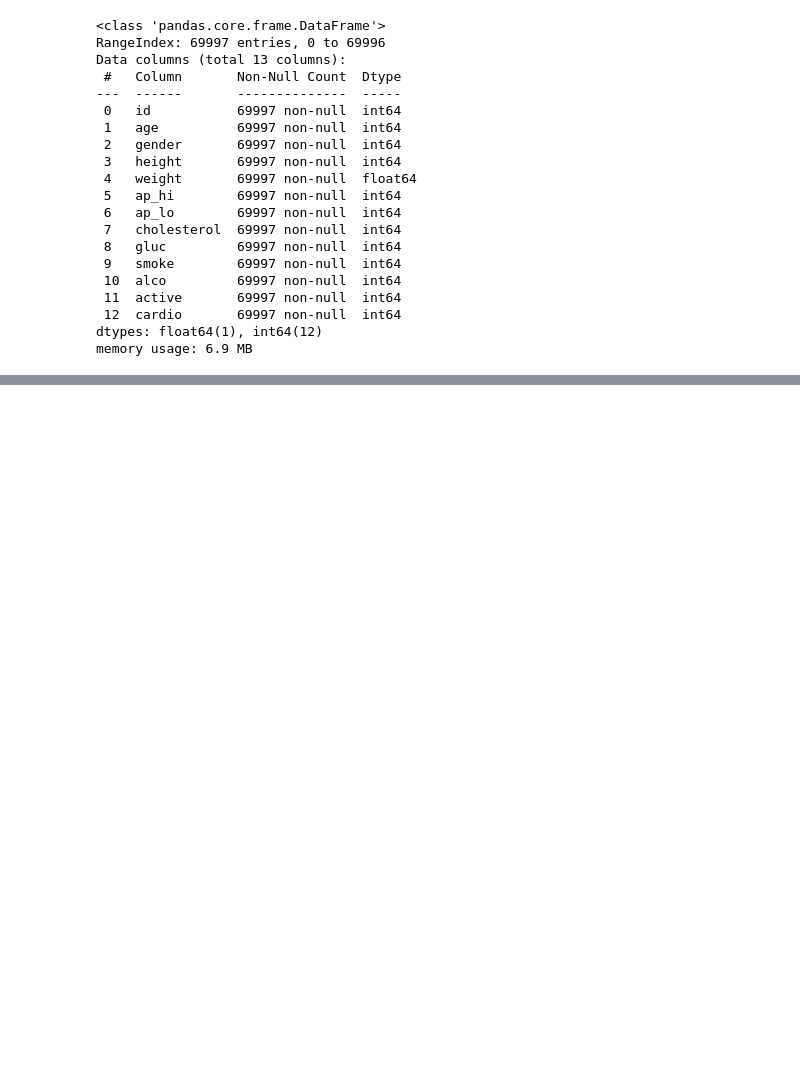
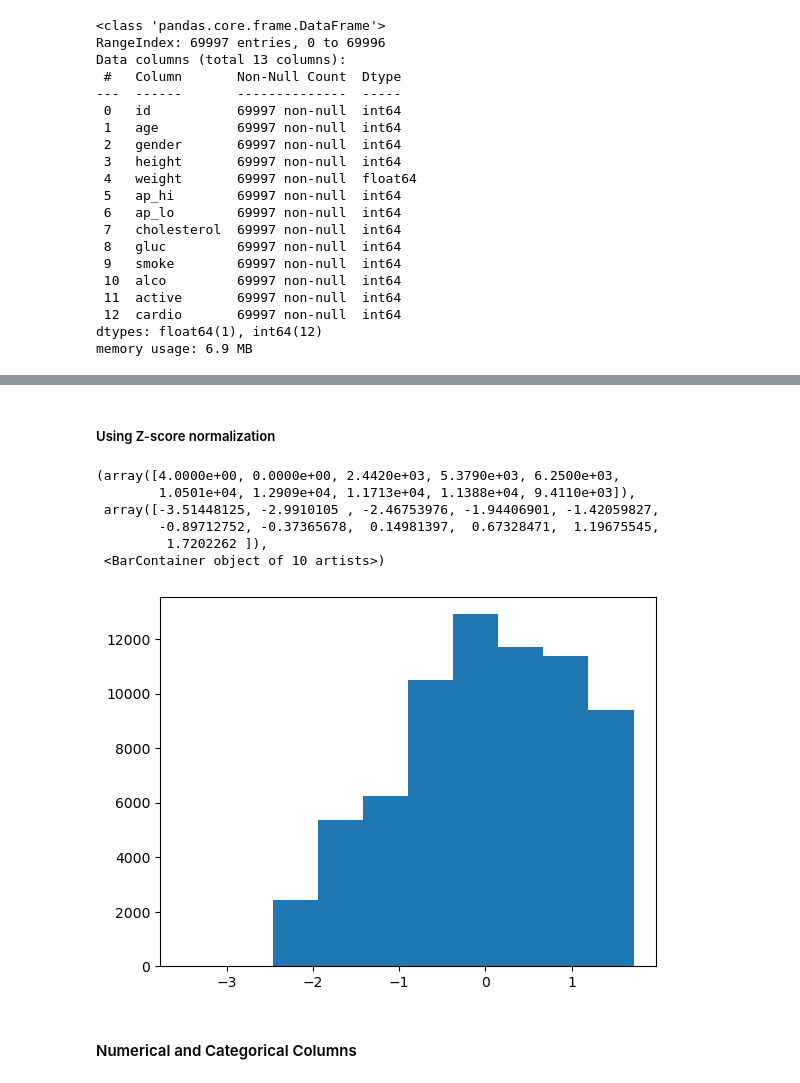
Before and after one commit to asfkfjhe/FDV, a Jupyter notebook: cvd_prediction/cvd_prediction.ipynb, the cells around one changed output, grey strips where cells are left out. Drawn from its saved outputs; the diff is of its cells as text; code cells hidden in the pictures; blank space fills up the shorter version.

```diff
--- a/cvd_prediction/cvd_prediction.ipynb
+++ b/cvd_prediction/cvd_prediction.ipynb
@@ -102,0 +117,20 @@ sns.pairplot(data)
+# %% [markdown]
+##### Using Z-score normalization
+# %%
+
+age_mean = np.mean(data['age'])
+age_std_dev = np.std(data['age'])
+
+data['age'] = (data['age'] - age_mean) / age_std_dev
+
+plt.hist(x = data['age'])
+# %% [output]
+(array([4.0000e+00, 0.0000e+00, 2.4420e+03, 5.3790e+03, 6.2500e+03,
+        1.0501e+04, 1.2909e+04, 1.1713e+04, 1.1388e+04, 9.4110e+03]),
+ array([-3.51448125, -2.9910105 , -2.46753976, -1.94406901, -1.42059827,
+        -0.89712752, -0.37365678,  0.14981397,  0.67328471,  1.19675545,
+         1.7202262 ]),
+ <BarContainer object of 10 artists>)
+[figure, added]
+# %% [markdown]
+#### Numerical and Categorical Columns
```
Also changed, not shown: parts of 25 cells of this notebook.
